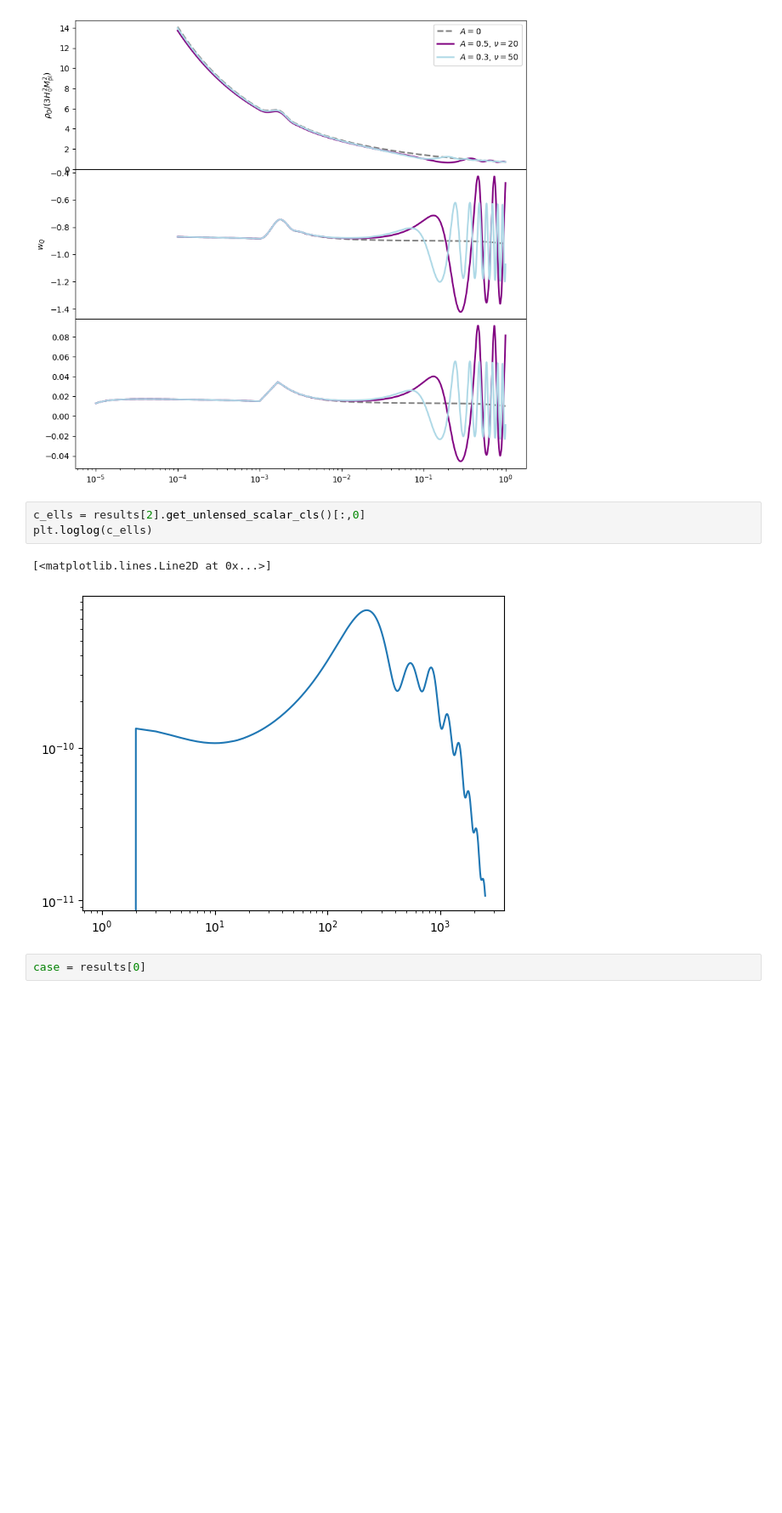
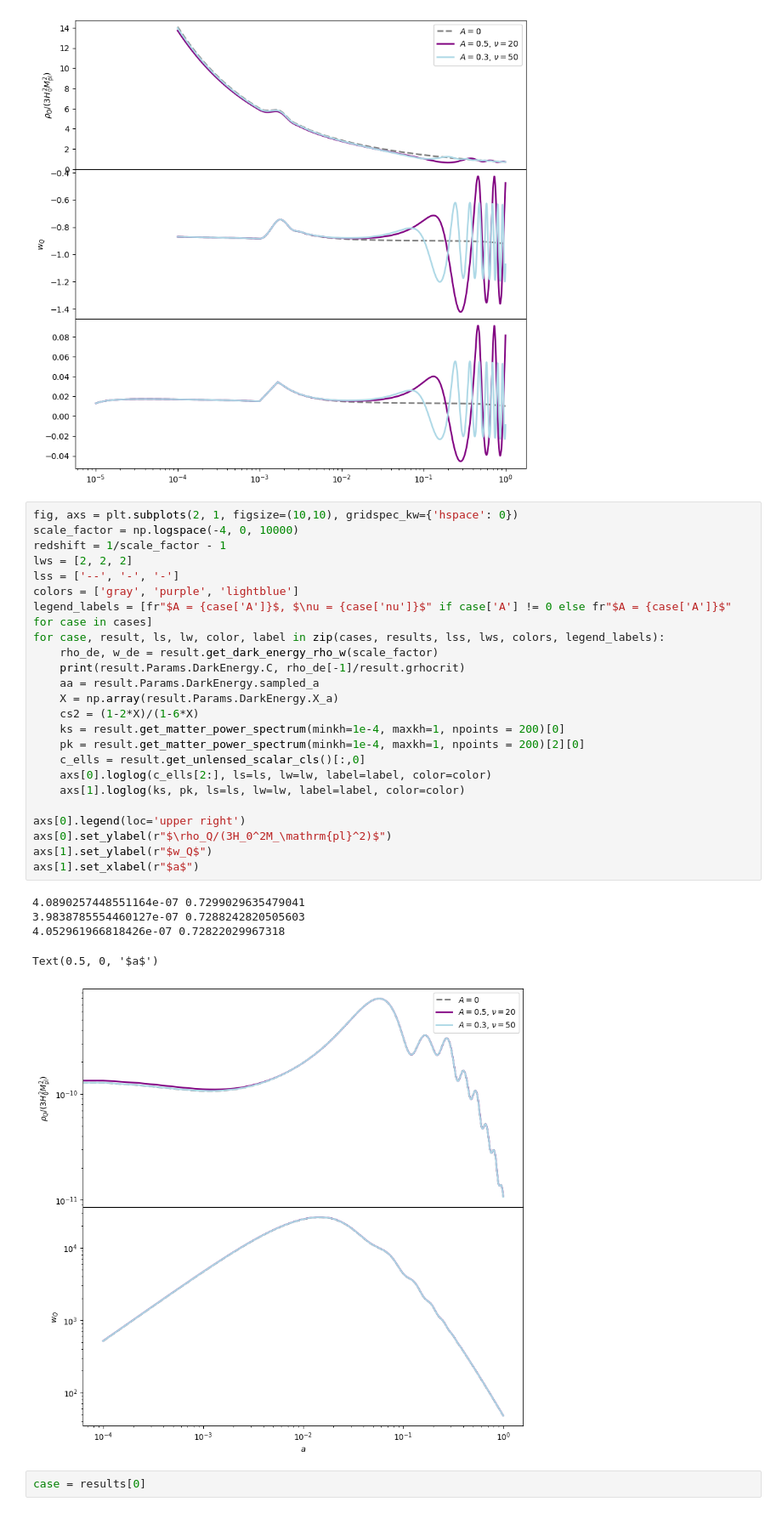
Before and after one commit to SBU-COSMOLIKE/CAMB-Monodromic, a Jupyter notebook: docs/KEssence_demo.ipynb, the cells around one changed output. Shown: that part at 85% size. Saved outputs shown, nothing was run; the diff lists cells and outputs as text; blank space fills up the shorter version.

```diff
--- a/docs/KEssence_demo.ipynb
+++ b/docs/KEssence_demo.ipynb
@@ -113,12 +113,36 @@ axs[1].set_xlabel(r"$a$")
 4.052961966818426e-07 0.72822029967318
 Text(0.5, 0, '$a$')
 [figure]
-# %%
-c_ells = results[2].get_unlensed_scalar_cls()[:,0]
-plt.loglog(c_ells)
-# %% [output]
-[<matplotlib.lines.Line2D at 0x...>]
-[figure, removed]
+# %%
+fig, axs = plt.subplots(2, 1, figsize=(10,10), gridspec_kw={'hspace': 0})
+scale_factor = np.logspace(-4, 0, 10000)
+redshift = 1/scale_factor - 1
+lws = [2, 2, 2]
+lss = ['--', '-', '-']
+colors = ['gray', 'purple', 'lightblue']
+legend_labels = [fr"$A = {case['A']}$, $\nu = {case['nu']}$" if case['A'] != 0 else fr"$A = {case['A']}$" for case in cases]
+for case, result, ls, lw, color, label in zip(cases, results, lss, lws, colors, legend_labels):
+    rho_de, w_de = result.get_dark_energy_rho_w(scale_factor)
+    print(result.Params.DarkEnergy.C, rho_de[-1]/result.grhocrit)
+    aa = result.Params.DarkEnergy.sampled_a
+    X = np.array(result.Params.DarkEnergy.X_a)
+    cs2 = (1-2*X)/(1-6*X)
+    ks = result.get_matter_power_spectrum(minkh=1e-4, maxkh=1, npoints = 200)[0]
+    pk = result.get_matter_power_spectrum(minkh=1e-4, maxkh=1, npoints = 200)[2][0]
+    c_ells = result.get_unlensed_scalar_cls()[:,0]
+    axs[0].loglog(c_ells[2:], ls=ls, lw=lw, label=label, color=color)
+    axs[1].loglog(ks, pk, ls=ls, lw=lw, label=label, color=color)
+
+axs[0].legend(loc='upper right')
+axs[0].set_ylabel(r"$\rho_Q/(3H_0^2M_\mathrm{pl}^2)$")
+axs[1].set_ylabel(r"$w_Q$")
+axs[1].set_xlabel(r"$a$")
+# %% [output]
+4.0890257448551164e-07 0.7299029635479041
+3.9838785554460127e-07 0.7288242820505603
+4.052961966818426e-07 0.72822029967318
+Text(0.5, 0, '$a$')
+[figure, added]
 # %%
 case = results[0]
 # %%
```
